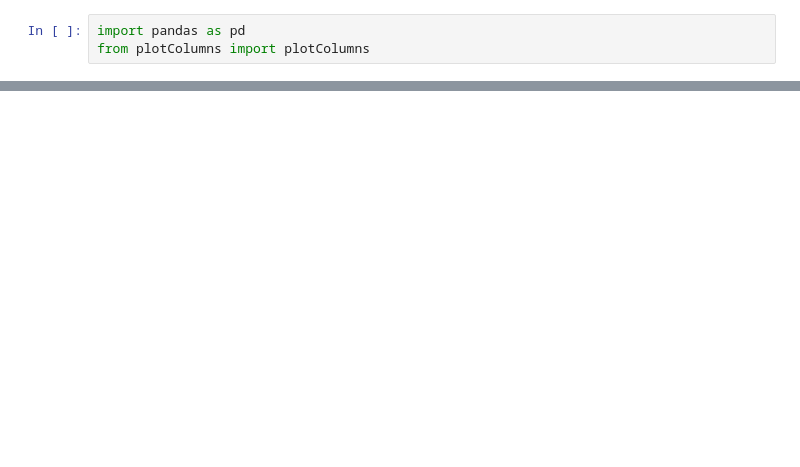
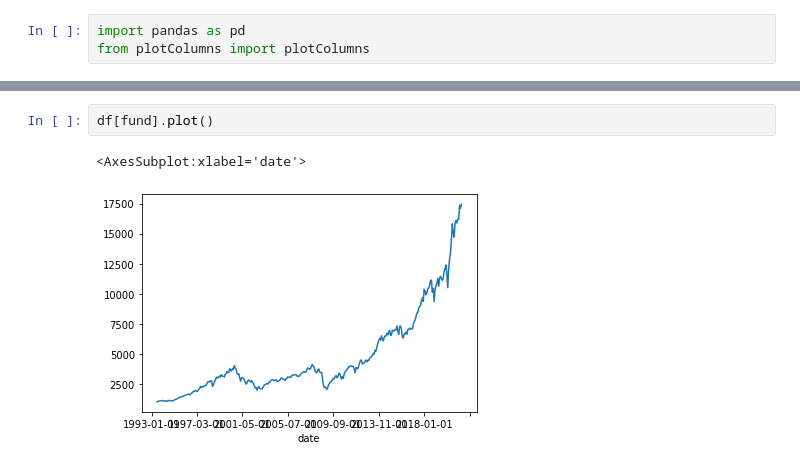
Before and after one commit to tbrownex/Investing, a Jupyter notebook: viewFund.ipynb, the cells around one changed output, grey strips where cells are left out. Drawn from its saved outputs; the diff is of its cells as text; blank space fills up the shorter version.

```diff
--- a/viewFund.ipynb
+++ b/viewFund.ipynb
@@ -23,0 +18,5 @@ plotColumns(df[fund], df['SPX'], fund, 'SPX')
+# %%
+df[fund].plot()
+# %% [output]
+<AxesSubplot:xlabel='date'>
+[figure, added]
```
Also changed, not shown: parts of 6 cells of this notebook, 14 other files.
